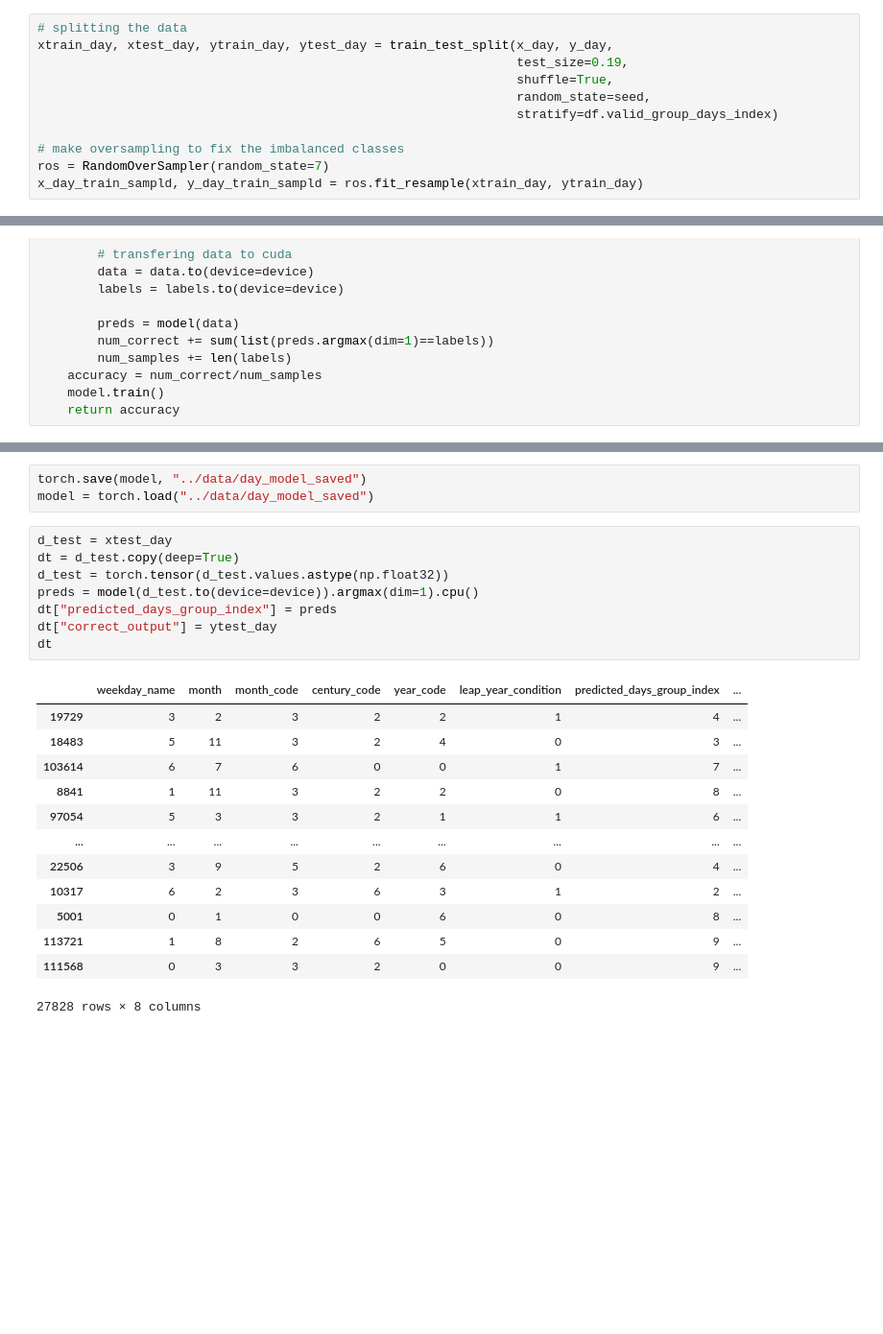
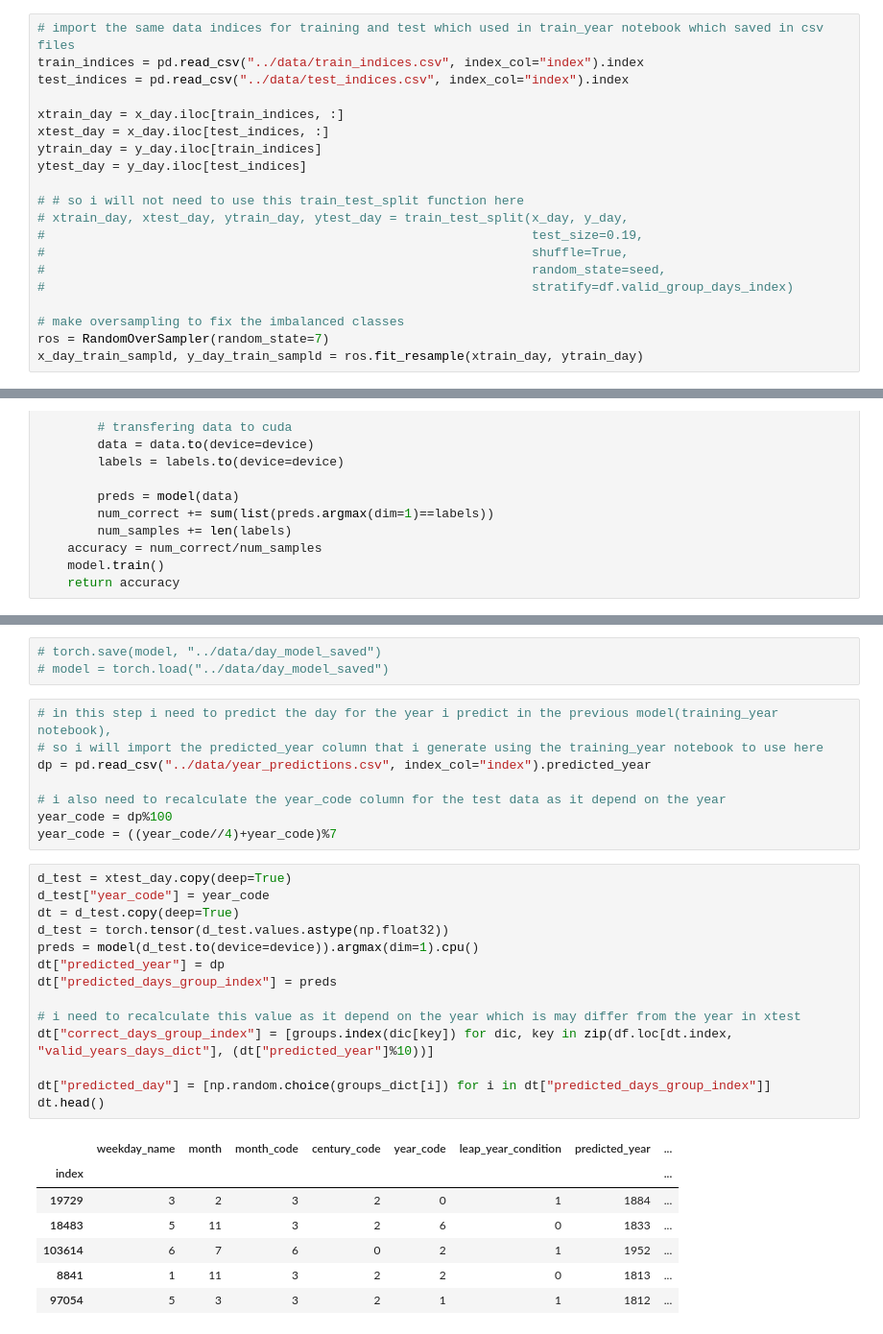
Before and after one commit to salama4ai/Proteinea, a Jupyter notebook: model/training_days.ipynb, the cells around one changed output, grey strips where cells are left out. Shown at 96% size. Saved outputs shown, nothing was run; the diff lists cells and outputs as text; blank space fills up the shorter version.

```diff
--- a/model/training_days.ipynb
+++ b/model/training_days.ipynb
@@ -152,12 +139,21 @@ Name: valid_group_days_index, dtype: int64
 # %% [markdown]
 **the output column is imbalanced**
 # %%
-# splitting the data
-xtrain_day, xtest_day, ytrain_day, ytest_day = train_test_split(x_day, y_day,
-                                                                test_size=0.19,
-                                                                shuffle=True,
-                                                                random_state=seed,
-                                                                stratify=df.valid_group_days_index)
+# import the same data indices for training and test which used in train_year notebook which saved in csv files
+train_indices = pd.read_csv("../data/train_indices.csv", index_col="index").index
+test_indices = pd.read_csv("../data/test_indices.csv", index_col="index").index
+
+xtrain_day = x_day.iloc[train_indices, :]
+xtest_day = x_day.iloc[test_indices, :]
+ytrain_day = y_day.iloc[train_indices]
+ytest_day = y_day.iloc[test_indices]
+
+# # so i will not need to use this train_test_split function here
+# xtrain_day, xtest_day, ytrain_day, ytest_day = train_test_split(x_day, y_day,
+#                                                                 test_size=0.19,
+#                                                                 shuffle=True,
+#                                                                 random_state=seed,
+#                                                                 stratify=df.valid_group_days_index)
 
 # make oversampling to fix the imbalanced classes
 ros = RandomOverSampler(random_state=7)
@@ -379,25 +375,33 @@ plt.show()
 # %%
-torch.save(model, "../data/day_model_saved")
-model = torch.load("../data/day_model_saved")
+# torch.save(model, "../data/day_model_saved")
+# model = torch.load("../data/day_model_saved")
+# %%
+# in this step i need to predict the day for the year i predict in the previous model(training_year notebook),
+# so i will import the predicted_year column that i generate using the training_year notebook to use here
+dp = pd.read_csv("../data/year_predictions.csv", index_col="index").predicted_year
+
+# i also need to recalculate the year_code column for the test data as it depend on the year
+year_code = dp%100
+year_code = ((year_code//4)+year_code)%7
 # %%
-d_test = xtest_day
+d_test = xtest_day.copy(deep=True)
+d_test["year_code"] = year_code
 dt = d_test.copy(deep=True)
 d_test = torch.tensor(d_test.values.astype(np.float32))
 preds = model(d_test.to(device=device)).argmax(dim=1).cpu()
+dt["predicted_year"] = dp
 dt["predicted_days_group_index"] = preds
-dt["correct_output"] = ytest_day
-dt
+
+# i need to recalculate this value as it depend on the year which is may differ from the year in xtest
+dt["correct_days_group_index"] = [groups.index(dic[key]) for dic, key in zip(df.loc[dt.index, "valid_years_days_dict"], (dt["predicted_year"]%10))]
+
+dt["predicted_day"] = [np.random.choice(groups_dict[i]) for i in dt["predicted_days_group_index"]]
+dt.head()
 # %% [output]
-|  | weekday_name | month | month_code | century_code | year_code | leap_year_condition | predicted_days_group_index | ... |
-| 19729 | 3 | 2 | 3 | 2 | 2 | 1 | 4 | ... |
-| 18483 | 5 | 11 | 3 | 2 | 4 | 0 | 3 | ... |
-| 103614 | 6 | 7 | 6 | 0 | 0 | 1 | 7 | ... |
-| 8841 | 1 | 11 | 3 | 2 | 2 | 0 | 8 | ... |
-| 97054 | 5 | 3 | 3 | 2 | 1 | 1 | 6 | ... |
-| ... | ... | ... | ... | ... | ... | ... | ... | ... |
-| 22506 | 3 | 9 | 5 | 2 | 6 | 0 | 4 | ... |
-| 10317 | 6 | 2 | 3 | 6 | 3 | 1 | 2 | ... |
-| 5001 | 0 | 1 | 0 | 0 | 6 | 0 | 8 | ... |
-| 113721 | 1 | 8 | 2 | 6 | 5 | 0 | 9 | ... |
-| 111568 | 0 | 3 | 3 | 2 | 0 | 0 | 9 | ... |
+|  | weekday_name | month | month_code | century_code | year_code | leap_year_condition | predicted_year | ... |
+| index |  |  |  |  |  |  |  | ... |
+| 19729 | 3 | 2 | 3 | 2 | 0 | 1 | 1884 | ... |
+| 18483 | 5 | 11 | 3 | 2 | 6 | 0 | 1833 | ... |
+| 103614 | 6 | 7 | 6 | 0 | 2 | 1 | 1952 | ... |
+| 8841 | 1 | 11 | 3 | 2 | 2 | 0 | 1813 | ... |
+| 97054 | 5 | 3 | 3 | 2 | 1 | 1 | 1812 | ... |
-27828 rows × 8 columns
```
Also changed, not shown: parts of 14 cells of this notebook, 13 other files.
